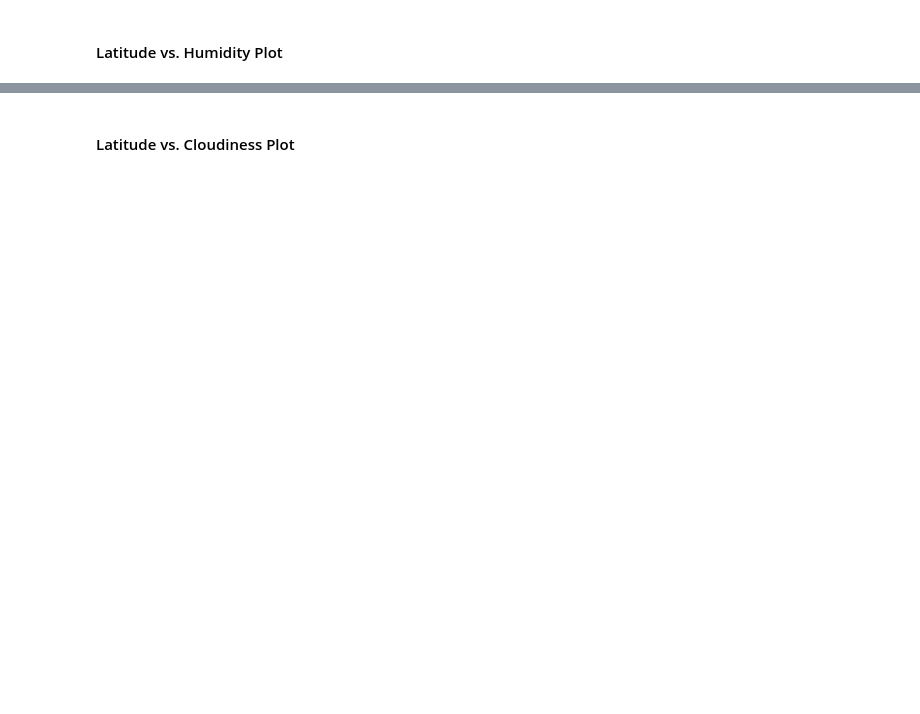
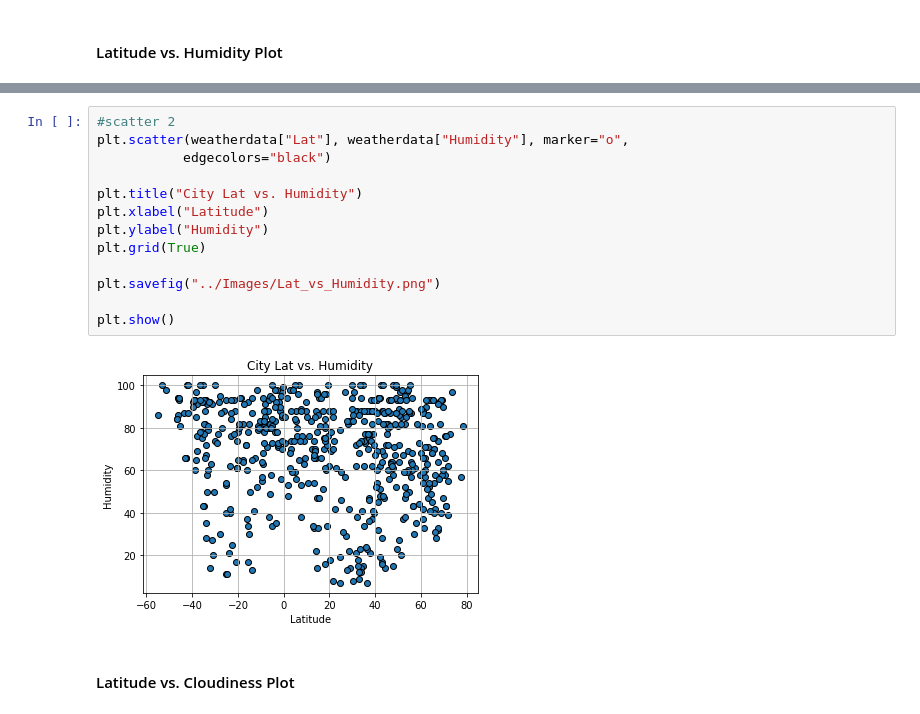
Before and after one commit to justinabco/06-WeatherPy, a Jupyter notebook: Documents/Homeworks/06WeatherPY/06-WeatherPy/starter_code/WeatherPy.ipynb, the cells around one changed output, grey strips where cells are left out. Drawn from its saved outputs; the diff is of its cells as text; blank space fills up the shorter version.

```diff
--- a/Documents/Homeworks/06WeatherPY/06-WeatherPy/starter_code/WeatherPy.ipynb
+++ b/Documents/Homeworks/06WeatherPY/06-WeatherPy/starter_code/WeatherPy.ipynb
@@ -178,2 +187,17 @@ weatherdata.head()
+# %%
+#scatter 2
+plt.scatter(weatherdata["Lat"], weatherdata["Humidity"], marker="o",
+           edgecolors="black")
+
+plt.title("City Lat vs. Humidity")
+plt.xlabel("Latitude")
+plt.ylabel("Humidity")
+plt.grid(True)
+
+plt.savefig("../Images/Lat_vs_Humidity.png")
+
+plt.show()
+# %% [output]
+[figure, added]
 # %% [markdown]
 #### Latitude vs. Cloudiness Plot
```
Also changed, not shown: parts of 7 cells of this notebook, 3 other files.
